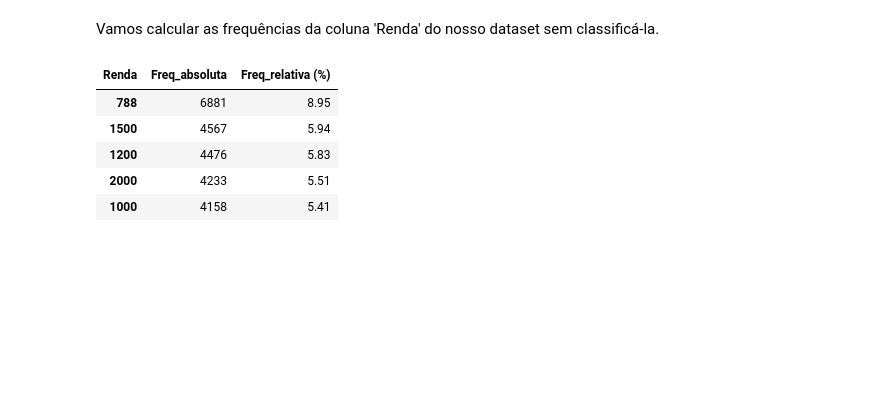
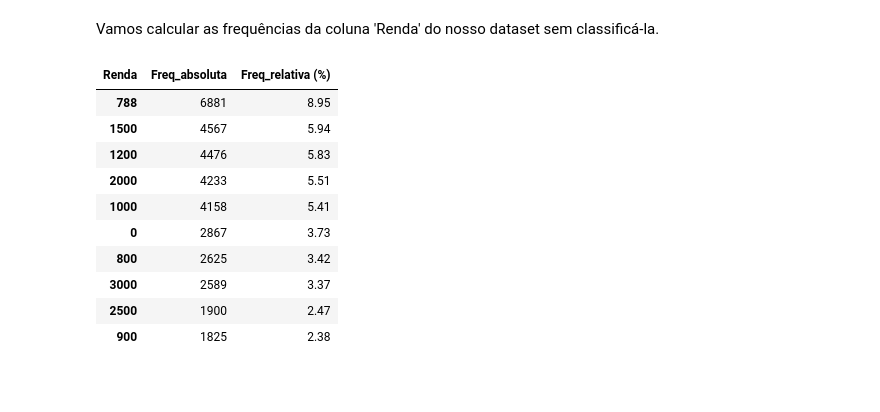
Before and after one commit to huanbarrosn/estudo_ds, a Jupyter notebook: matematica/estatistica/curso-alura/frequencias-e-medidas.ipynb, the cells around one changed output. Drawn from its saved outputs; the diff is of its cells as text; code cells hidden in the pictures; blank space fills up the shorter version.

```diff
--- a/matematica/estatistica/curso-alura/frequencias-e-medidas.ipynb
+++ b/matematica/estatistica/curso-alura/frequencias-e-medidas.ipynb
@@ -414,14 +414,19 @@ def tabela(coluna):
 # %% [markdown]
 Vamos calcular as frequências da coluna 'Renda' do nosso dataset sem classificá-la.
 # %%
-tabela(df['Renda']).head() #O metodo head serve para visualisar as n primeiras linhas de um dataframe, o padrão é 5
+tabela(df['Renda']).head(10) #O metodo head serve para visualisar as n primeiras linhas de um dataframe, o padrão é 5
 # %% [output]
 | Renda | Freq_absoluta | Freq_relativa (%) |
 | 788 | 6881 | 8.95 |
 | 1500 | 4567 | 5.94 |
 | 1200 | 4476 | 5.83 |
 | 2000 | 4233 | 5.51 |
 | 1000 | 4158 | 5.41 |
+| 0 | 2867 | 3.73 |
+| 800 | 2625 | 3.42 |
+| 3000 | 2589 | 3.37 |
+| 2500 | 1900 | 2.47 |
+| 900 | 1825 | 2.38 |
 # %% [markdown]
  <br>
 # %% [markdown]
```
Also changed, not shown: parts of 9 cells of this notebook.
